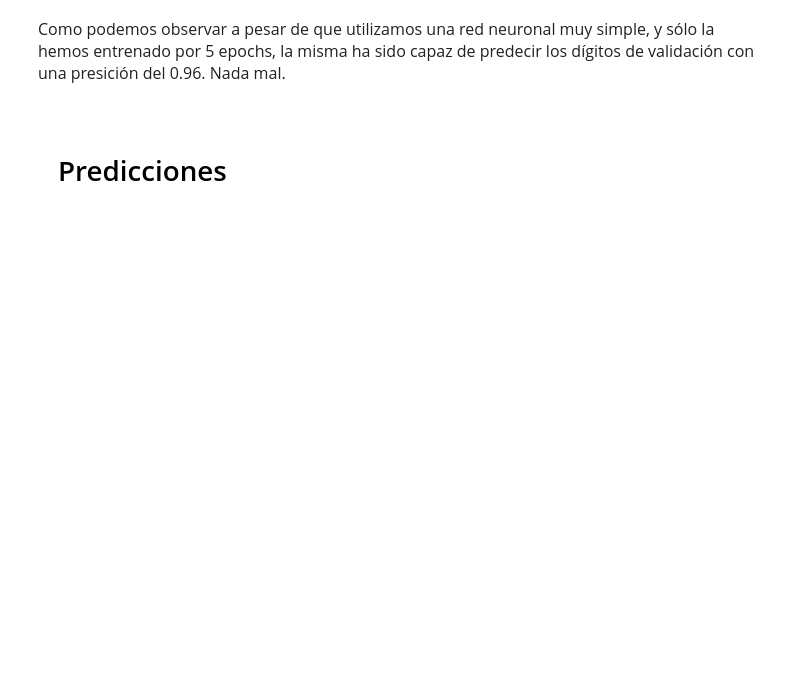
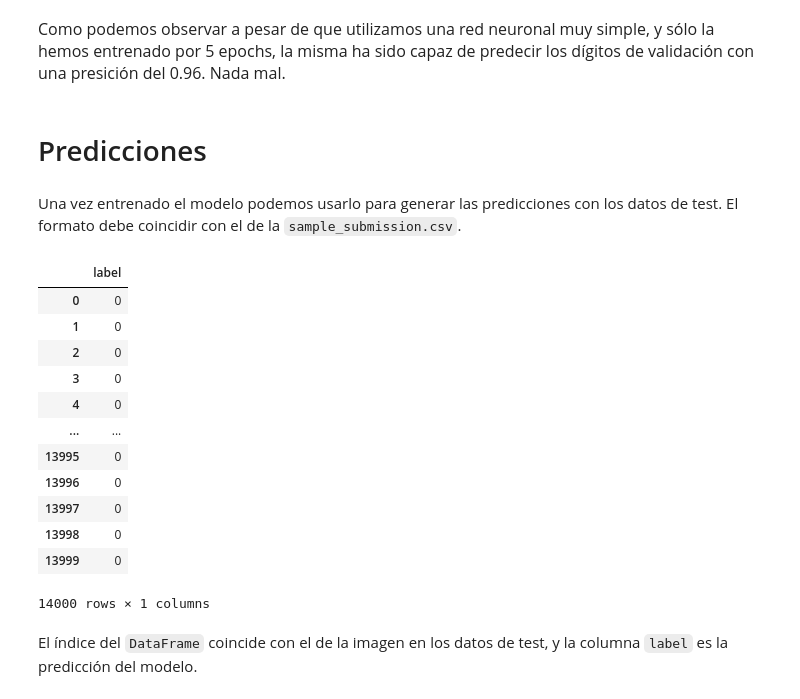
Before and after one commit to juansensio/olympo-notebooks, a Jupyter notebook: mnist.ipynb, the cells around one changed output. Saved outputs shown, nothing was run; the diff lists cells and outputs as text; code cells hidden in the pictures; blank space fills up the shorter version.

```diff
--- a/mnist.ipynb
+++ b/mnist.ipynb
@@ -303,8 +302,29 @@ INFO: `Trainer.fit` stopped: `max_epochs=5` reached.
 # %% [markdown]
 <p style="font-size:16px; font-family:verdana; line-height: 1.7em; margin-left: 20px">
 Como podemos observar a pesar de que utilizamos una red neuronal muy simple, y sólo la hemos entrenado por 5 epochs, la misma ha sido capaz de predecir los dígitos de validación con una presición del 0.96. Nada mal.
-# %% [markdown]
-# <div style="display:fill; border-radius:10px; border-width:5px; border-style: solid;border-color: black; background-color:white; text-align:left; letter-spacing:0.1px; overflow:hidden; padding:20px; overflow:hidden; margin:0; font-size:100%; color:black"> Predicciones </div>
+# %% [markdown]
+#  Predicciones
+# %% [markdown]
+Una vez entrenado el modelo podemos usarlo para generar las predicciones con los datos de test. El formato debe coincidir con el de la `sample_submission.csv`.
+# %%
+sample_submission = pd.read_csv(path/'sample_submission.csv')
+sample_submission
+# %% [output]
+|  | label |
+| 0 | 0 |
+| 1 | 0 |
+| 2 | 0 |
+| 3 | 0 |
+| 4 | 0 |
+| ... | ... |
+| 13995 | 0 |
+| 13996 | 0 |
+| 13997 | 0 |
+| 13998 | 0 |
+| 13999 | 0 |
+14000 rows × 1 columns
+# %% [markdown]
+El índice del `DataFrame` coincide con el de la imagen en los datos de test, y la columna `label` es la predicción del modelo.
 # %%
 test_split = test.copy()
 # %%
```
Also changed, not shown: parts of 25 cells of this notebook.
